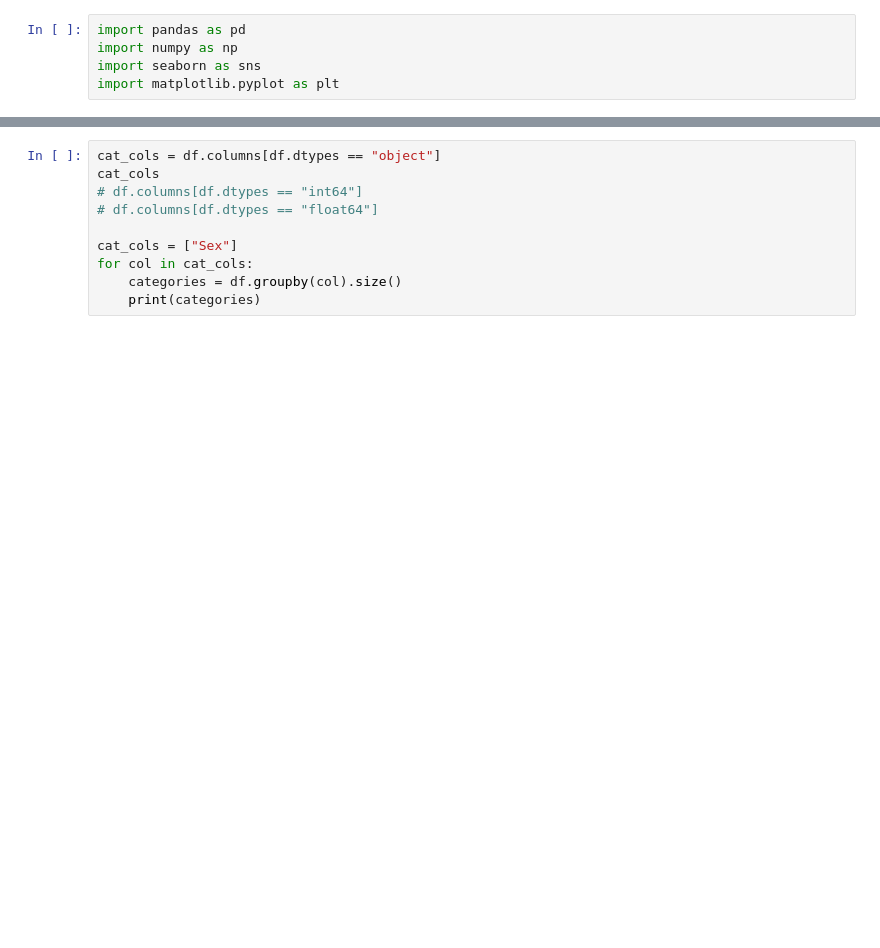
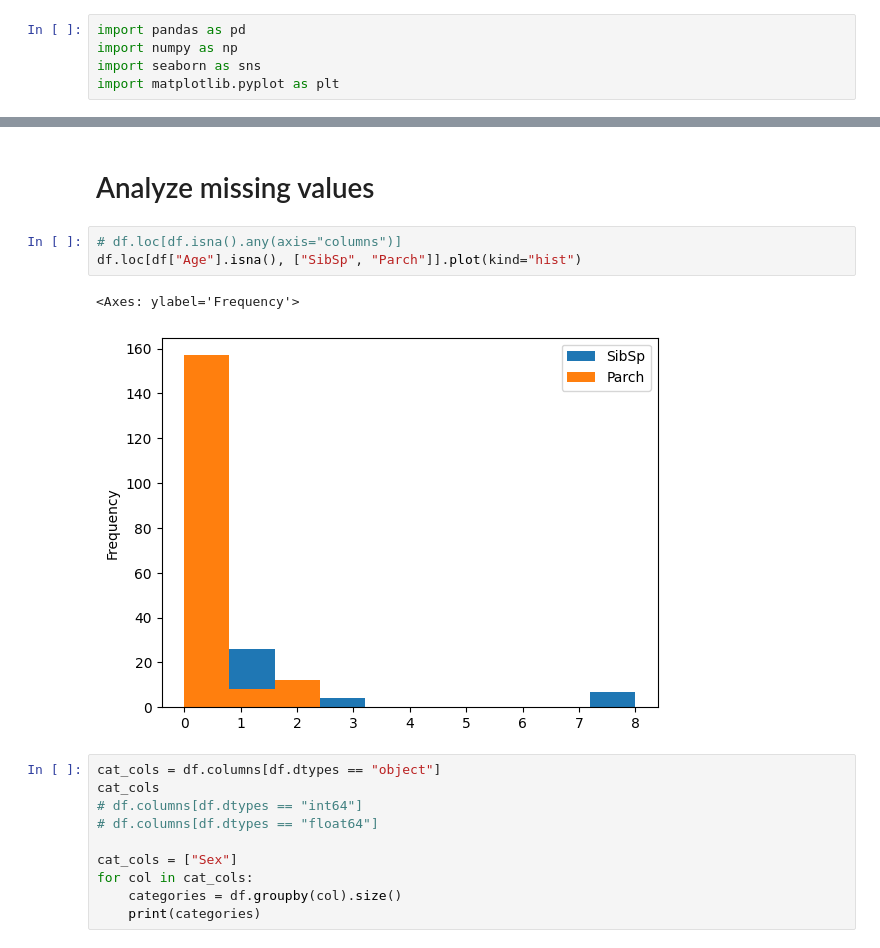
Before and after one commit to rfdspeng/ml_ai_portfolio, a Jupyter notebook: notes/example_code/titanic.ipynb, the cells around one changed output, grey strips where cells are left out. Saved outputs shown, nothing was run; the diff lists cells and outputs as text; blank space fills up the shorter version.

```diff
--- a/notes/example_code/titanic.ipynb
+++ b/notes/example_code/titanic.ipynb
@@ -27,3 +144,11 @@ df.head()
+# %% [markdown]
+# Analyze missing values
+# %%
+# df.loc[df.isna().any(axis="columns")]
+df.loc[df["Age"].isna(), ["SibSp", "Parch"]].plot(kind="hist")
+# %% [output]
+<Axes: ylabel='Frequency'>
+[figure, added]
 # %%
 cat_cols = df.columns[df.dtypes == "object"]
 cat_cols
```
Also changed, not shown: parts of 17 cells of this notebook, 5 other files.
